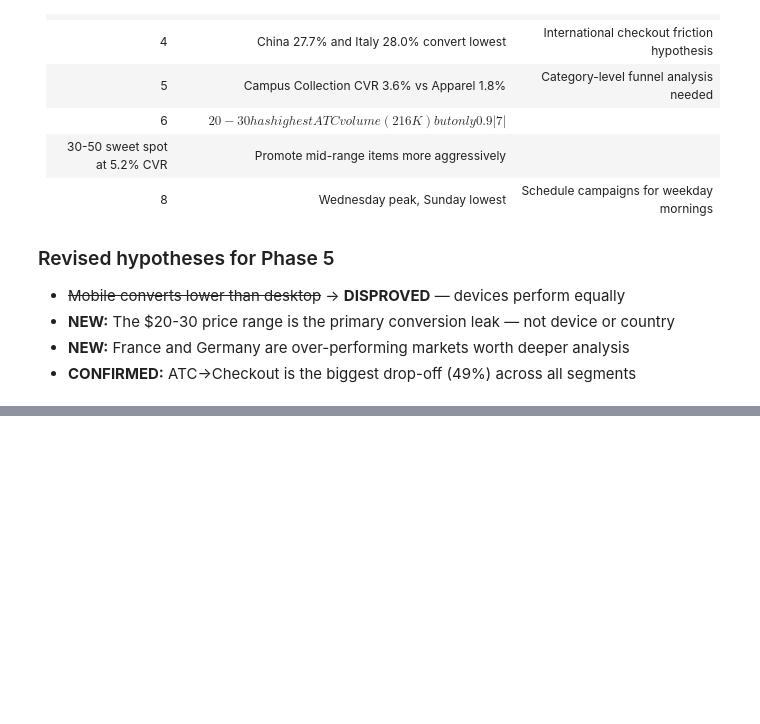
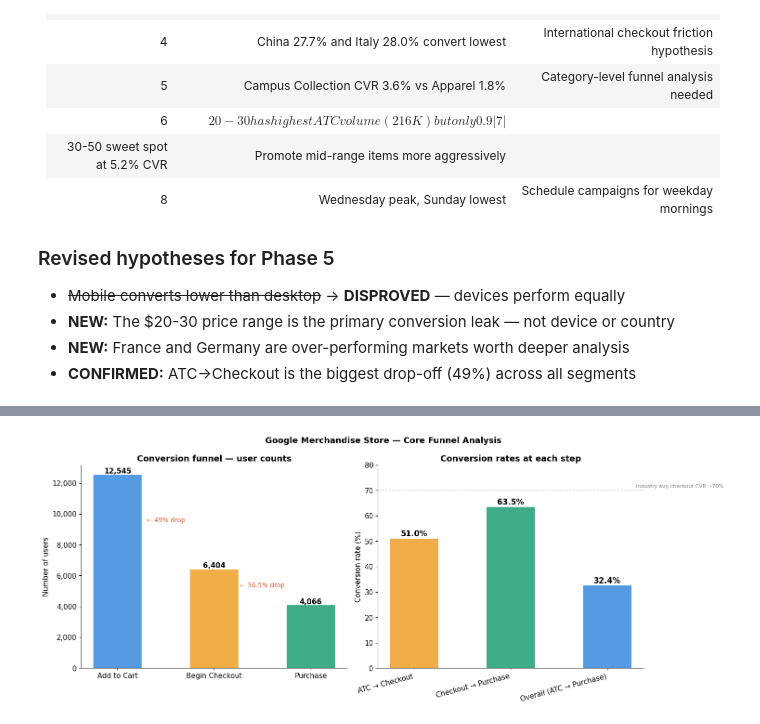
Before and after one commit to NPK05/funnel-analysis-project, a Jupyter notebook: notebooks/01_google_merch.ipynb, the cells around one changed output, grey strips where cells are left out. Saved outputs shown, nothing was run; the diff lists cells and outputs as text; code cells hidden in the pictures; blank space fills up the shorter version.

Commit message:
Phase 5: Google Merch funnel analysis complete —  leakage identified

```diff
--- a/notebooks/01_google_merch.ipynb
+++ b/notebooks/01_google_merch.ipynb
@@ -1688,0 +1778,73 @@ So what: Price point affects purchase likelihood — informs discount strategy
+# %%
+# core funnel visualization
+fig, axes = plt.subplots(1, 2, figsize=(15, 6))
+
+# left: funnel bar chart
+stages  = ['Add to Cart', 'Begin Checkout', 'Purchase']
+counts  = [atc_users, chk_users, pur_users]
+colors  = ['#378ADD', '#EF9F27', '#1D9E75']
+
+bars = axes[0].bar(stages, counts, color=colors, alpha=0.85, width=0.5)
+axes[0].set_title('Conversion funnel — user counts')
+axes[0].set_ylabel('Number of users')
+axes[0].yaxis.set_major_formatter(
+    plt.FuncFormatter(lambda x, _: f'{x:,.0f}')
+)
+
+for bar, count in zip(bars, counts):
+    axes[0].text(
+        bar.get_x() + bar.get_width()/2,
+        bar.get_height() + 100,
+        f'{count:,}',
+        ha='center', fontsize=11, fontweight='bold'
+    )
+
+# add drop-off annotations
+axes[0].annotate(
+    '← 49% drop',
+    xy=(0.5, (atc_users + chk_users)/2),
+    fontsize=10, color='#D85A30', ha='center'
+)
+axes[0].annotate(
+    '← 36.5% drop',
+    xy=(1.5, (chk_users + pur_users)/2),
+    fontsize=10, color='#D85A30', ha='center'
+)
+
+# right: conversion rates waterfall
+cvr_labels  = ['ATC → Checkout', 'Checkout → Purchase', 'Overall (ATC → Purchase)']
+cvr_values  = [
+    chk_users/atc_users*100,
+    pur_users/chk_users*100,
+    pur_users/atc_users*100
+]
+colors_cvr = ['#EF9F27', '#1D9E75', '#378ADD']
+
+bars2 = axes[1].bar(cvr_labels, cvr_values,
+                    color=colors_cvr, alpha=0.85, width=0.5)
+axes[1].set_title('Conversion rates at each step')
+axes[1].set_ylabel('Conversion rate (%)')
+axes[1].set_ylim(0, 80)
+axes[1].set_xticklabels(cvr_labels, rotation=15, ha='right')
+
+for bar, val in zip(bars2, cvr_values):
+    axes[1].text(
+        bar.get_x() + bar.get_width()/2,
+        bar.get_height() + 1,
+        f'{val:.1f}%',
+        ha='center', fontsize=12, fontweight='bold'
+    )
+
+# industry benchmark lines
+axes[1].axhline(70, color='gray', linestyle='--',
+                linewidth=1, alpha=0.5)
+axes[1].text(2.3, 71, 'Industry avg checkout CVR ~70%',
+             fontsize=8, color='gray')
+
+plt.suptitle('Google Merchandise Store — Core Funnel Analysis',
+             fontsize=13, fontweight='bold')
+plt.tight_layout()
+plt.savefig(SAVE_PATH + '07_core_funnel.png', dpi=150, bbox_inches='tight')
+plt.show()
+# %% [output]
+[figure, added]
```
Also changed, not shown: parts of 12 cells of this notebook, 4 other files.
